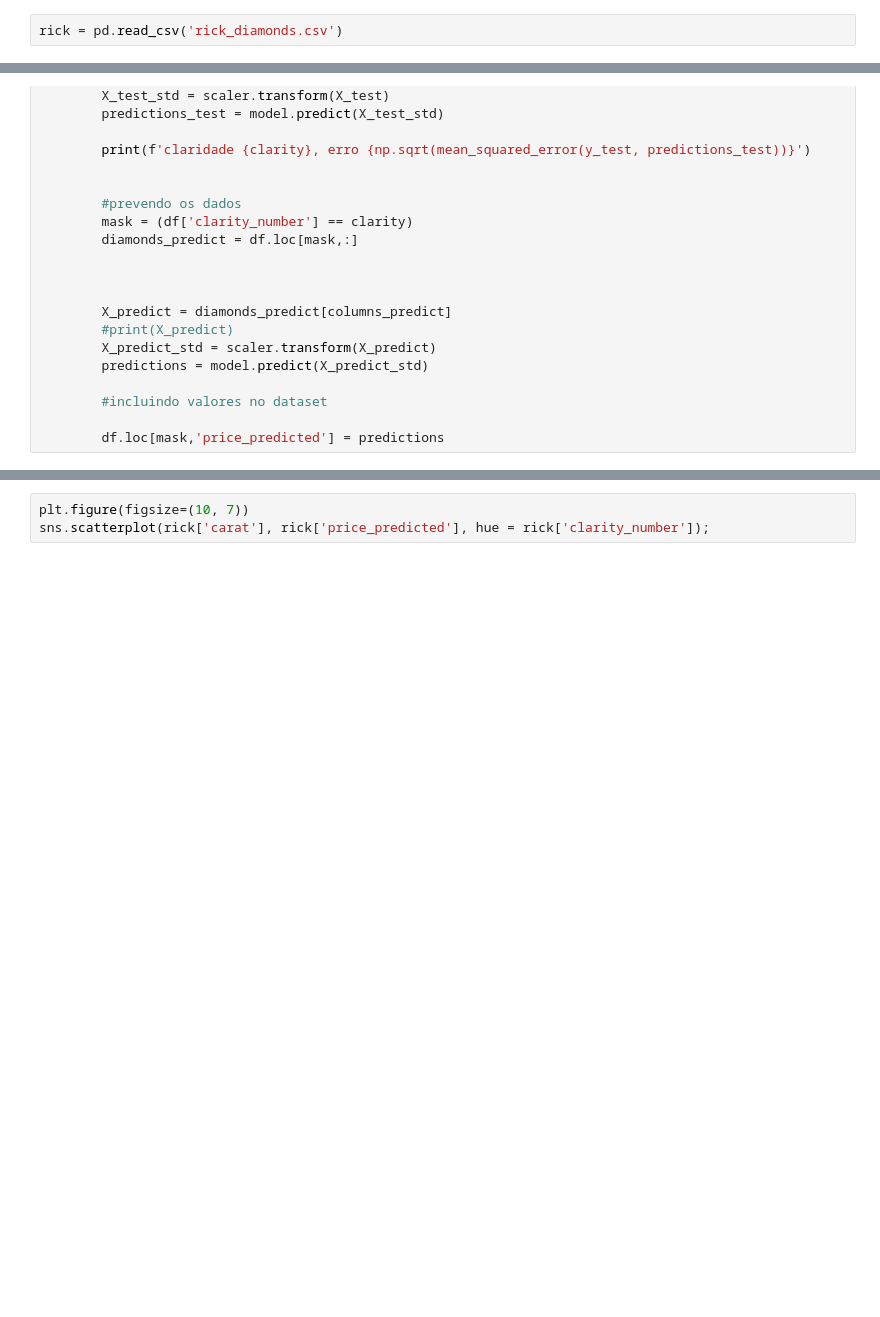
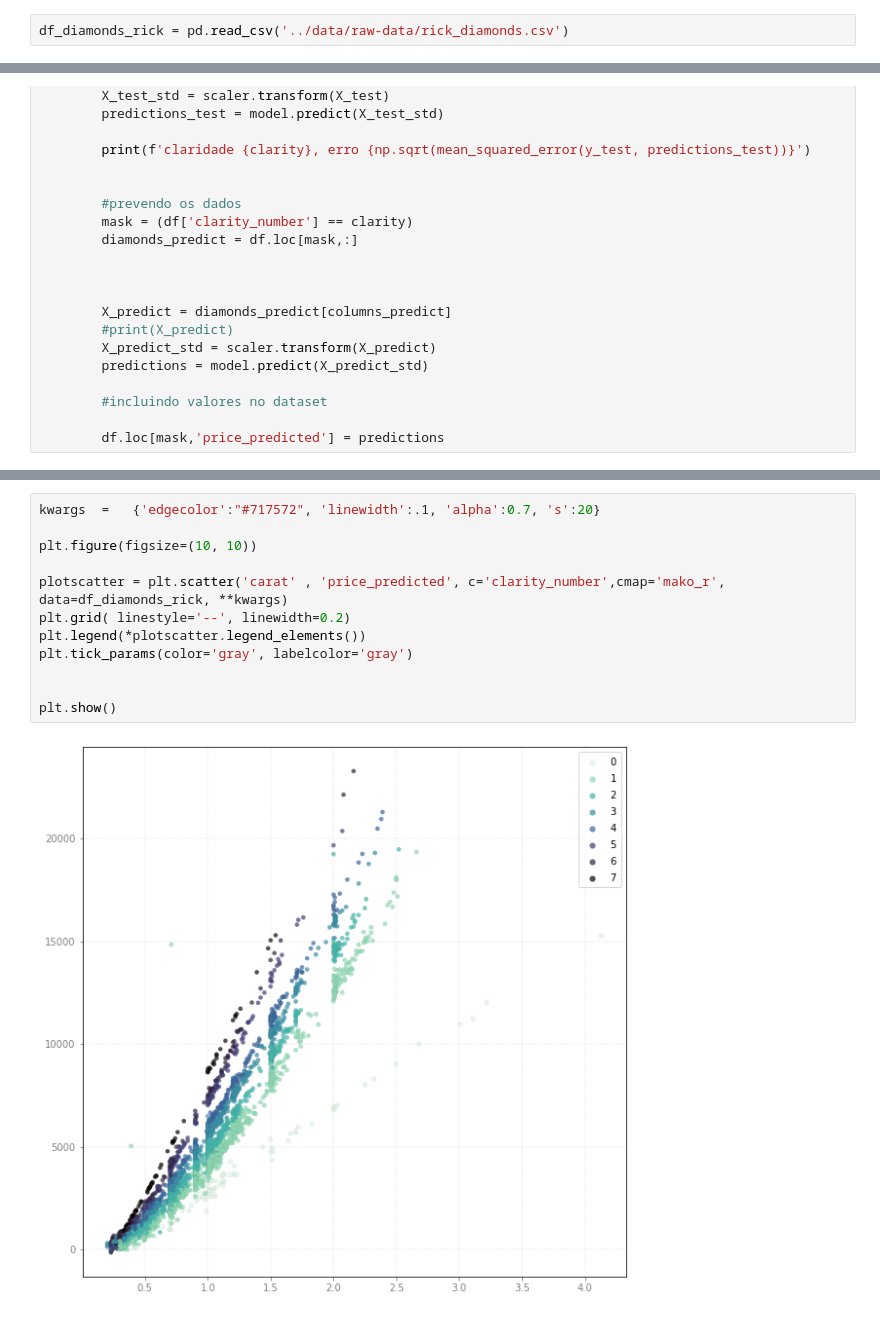
Before and after one commit to Guilhermegcz/diamonds-price, a Jupyter notebook: diamonds-price/diamonds-price.ipynb, the cells around one changed output, grey strips where cells are left out. Cells and saved outputs as stored; diff of their text form; blank space fills up the shorter version.

```diff
--- a/diamonds-price/diamonds-price.ipynb
+++ b/diamonds-price/diamonds-price.ipynb
@@ -302,3 +324,3 @@ for x in range(8):
 # %%
-rick = pd.read_csv('rick_diamonds.csv')
+df_diamonds_rick = pd.read_csv('../data/raw-data/rick_diamonds.csv')
 # %%
@@ -363,4 +422,15 @@ rick.head()
-# %%
-plt.figure(figsize=(10, 7))
-sns.scatterplot(rick['carat'], rick['price_predicted'], hue = rick['clarity_number']);
+# %%
+kwargs  =   {'edgecolor':"#717572", 'linewidth':.1, 'alpha':0.7, 's':20}
+
+plt.figure(figsize=(10, 10))
+
+plotscatter = plt.scatter('carat' , 'price_predicted', c='clarity_number',cmap='mako_r', data=df_diamonds_rick, **kwargs)
+plt.grid( linestyle='--', linewidth=0.2)
+plt.legend(*plotscatter.legend_elements())
+plt.tick_params(color='gray', labelcolor='gray')
+
+
+plt.show()
+# %% [output]
+[figure, added]
 # %% [markdown]
```
Also changed, not shown: parts of 37 cells of this notebook, 8 other files.
